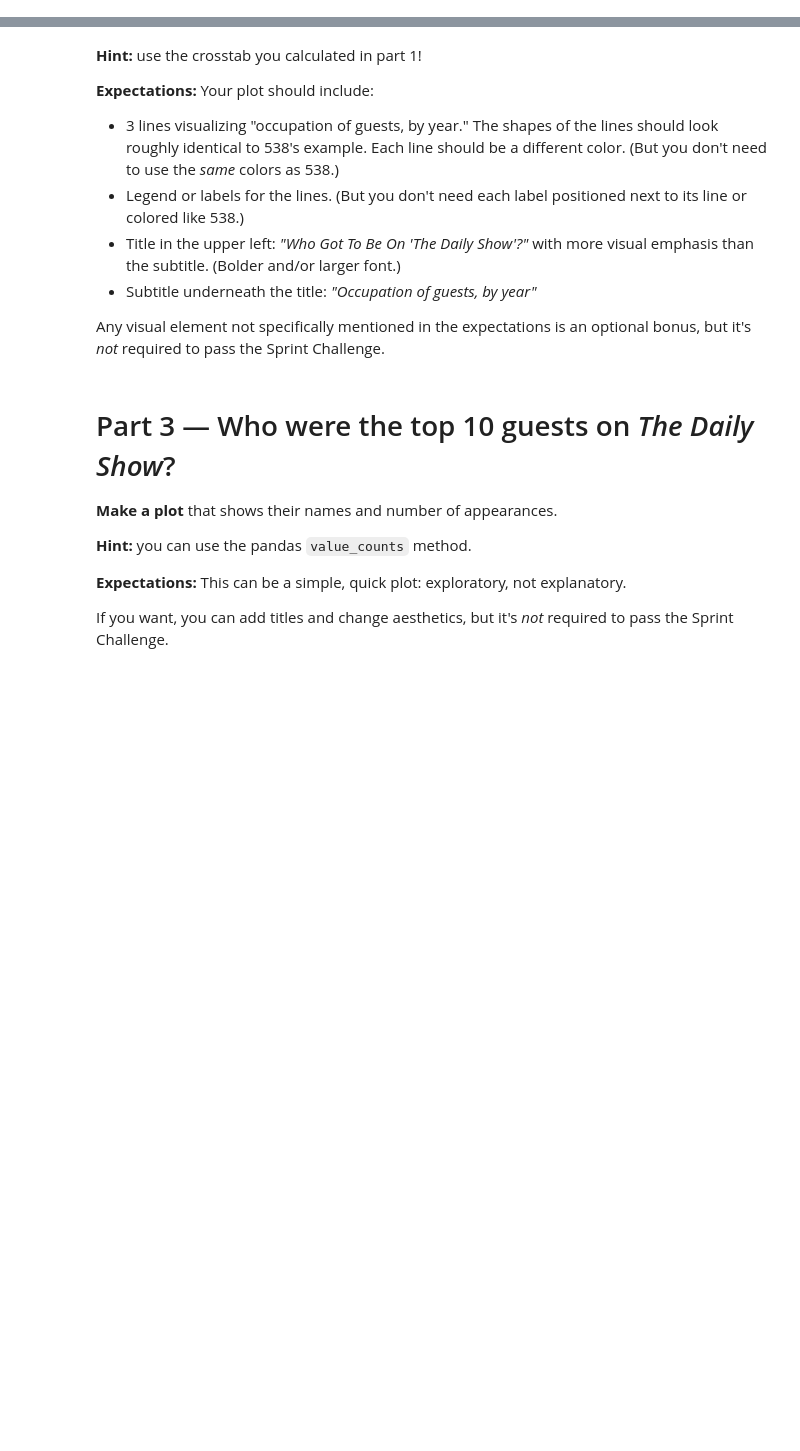
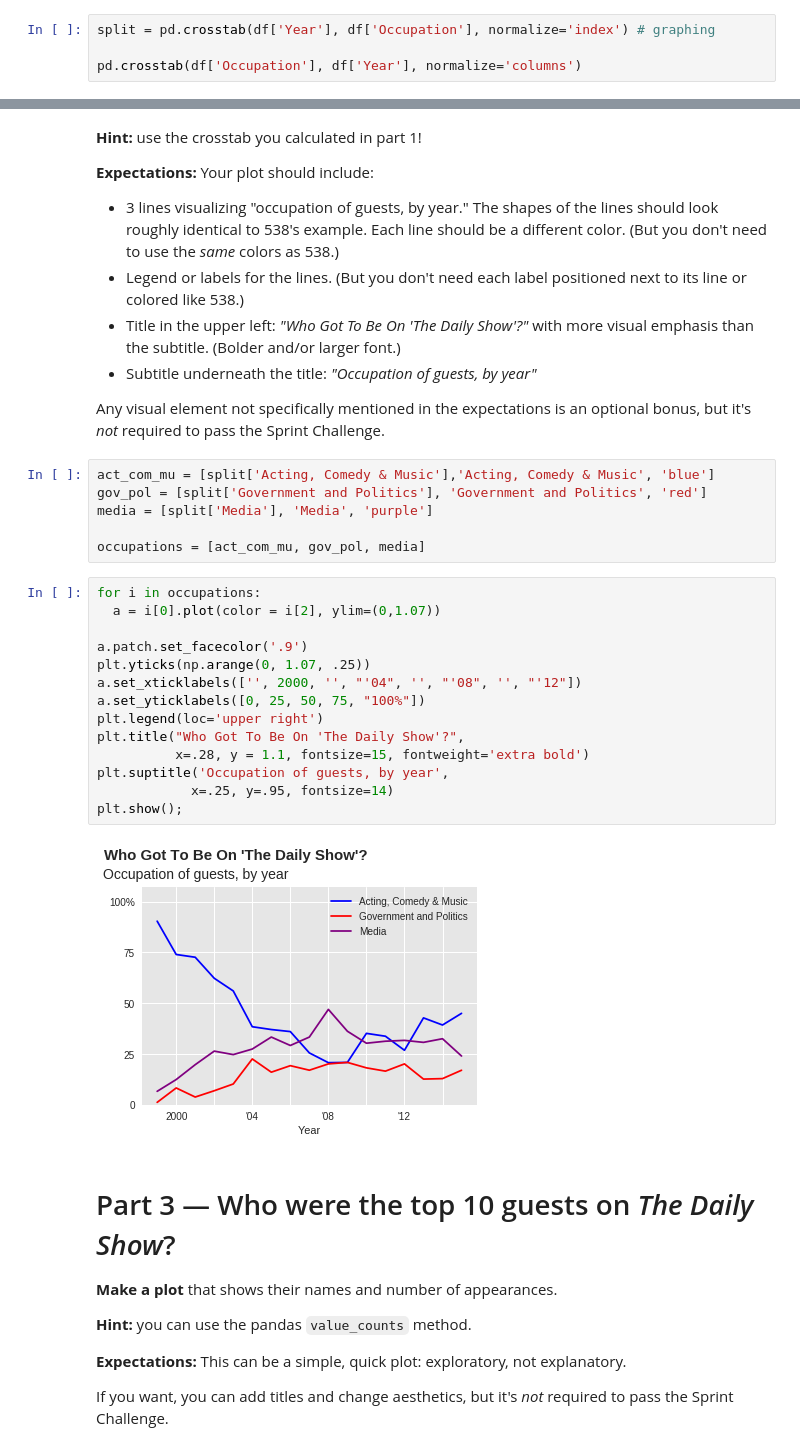
Before and after one commit to bloominstituteoftechnology/DS-Sprint-02-Storytelling-With-Data, a Jupyter notebook: DS_Unit_1_Sprint_Challenge_2.ipynb, the cells around one changed output, grey strips where cells are left out. Saved outputs shown, nothing was run; the diff lists cells and outputs as text; blank space fills up the shorter version.

```diff
--- a/DS_Unit_1_Sprint_Challenge_2.ipynb
+++ b/DS_Unit_1_Sprint_Challenge_2.ipynb
@@ -49,3 +58,7 @@ So, **for each year of _The Daily Show_, calculate the percentage of guests from
 1. Use pandas to make a **crosstab** of **`Year`** & **`Occupation`**. ([This documentation](http://pandas.pydata.org/pandas-docs/stable/reshaping.html#cross-tabulations) has examples and explanation.)
 2. To get percentages instead of counts, use crosstab's **`normalize`** parameter to normalize over each _row._ ([This documentation](http://pandas.pydata.org/pandas-docs/stable/generated/pandas.crosstab.html) describes the parameter and its options.)
 3. You'll know you've calculated the crosstab correctly when the percentage of "Acting, Comedy & Music" guests is 90.36% in 1999, and 45% in 2015.
+# %%
+split = pd.crosstab(df['Year'], df['Occupation'], normalize='index') # graphing
+
+pd.crosstab(df['Occupation'], df['Year'], normalize='columns')
@@ -68,6 +88,28 @@ display(example)
 - Subtitle underneath the title: _"Occupation of guests, by year"_
 
 Any visual element not specifically mentioned in the expectations is an optional bonus, but it's _not_ required to pass the Sprint Challenge.
+# %%
+act_com_mu = [split['Acting, Comedy & Music'],'Acting, Comedy & Music', 'blue']
+gov_pol = [split['Government and Politics'], 'Government and Politics', 'red']
+media = [split['Media'], 'Media', 'purple']
+
+occupations = [act_com_mu, gov_pol, media]
+# %%
+for i in occupations:
+  a = i[0].plot(color = i[2], ylim=(0,1.07))
+
+a.patch.set_facecolor('.9')
+plt.yticks(np.arange(0, 1.07, .25))
+a.set_xticklabels(['', 2000, '', "'04", '', "'08", '', "'12"])
+a.set_yticklabels([0, 25, 50, 75, "100%"])
+plt.legend(loc='upper right')
+plt.title("Who Got To Be On 'The Daily Show'?",
+          x=.28, y = 1.1, fontsize=15, fontweight='extra bold')
+plt.suptitle('Occupation of guests, by year',
+            x=.25, y=.95, fontsize=14)
+plt.show();
+# %% [output]
+[figure, added]
 # %% [markdown]
 # Part 3 — Who were the top 10 guests on _The Daily Show_?
 
```
Also changed, not shown: parts of 4 cells of this notebook.
